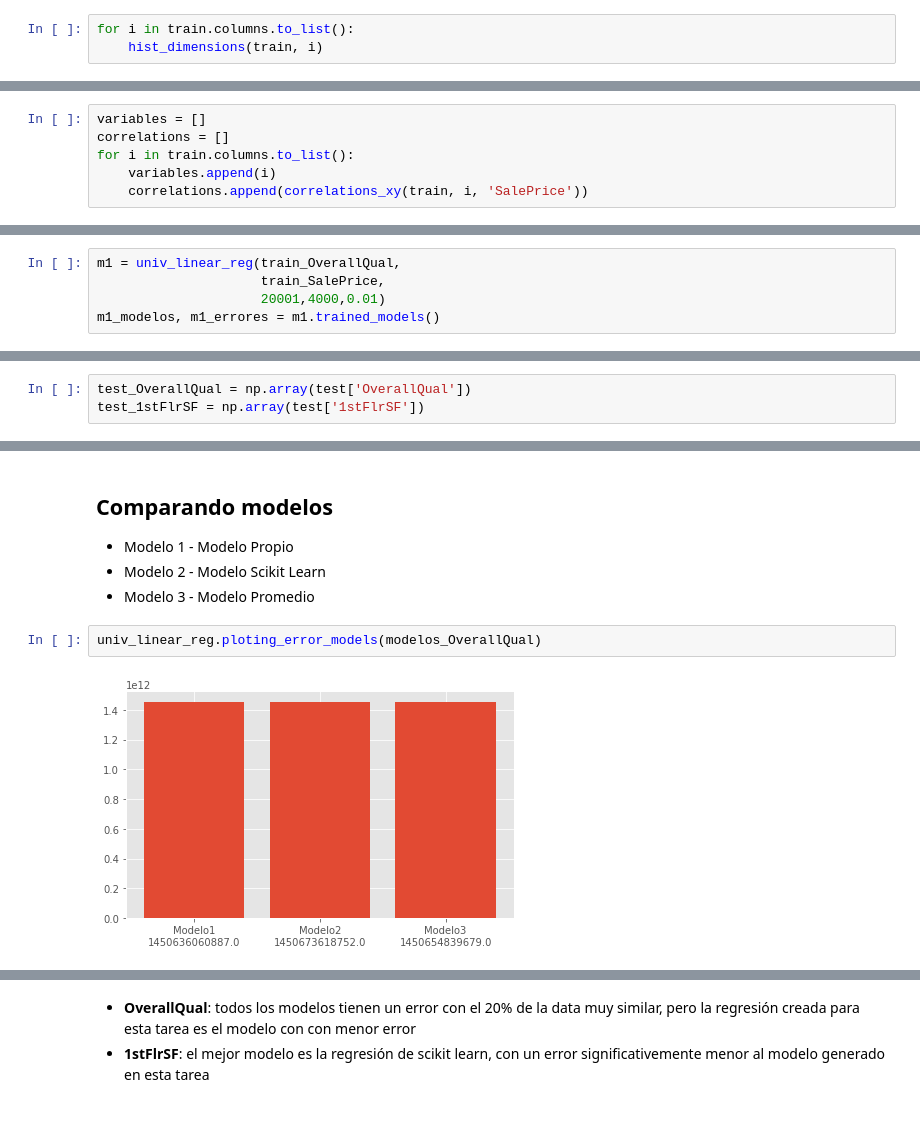
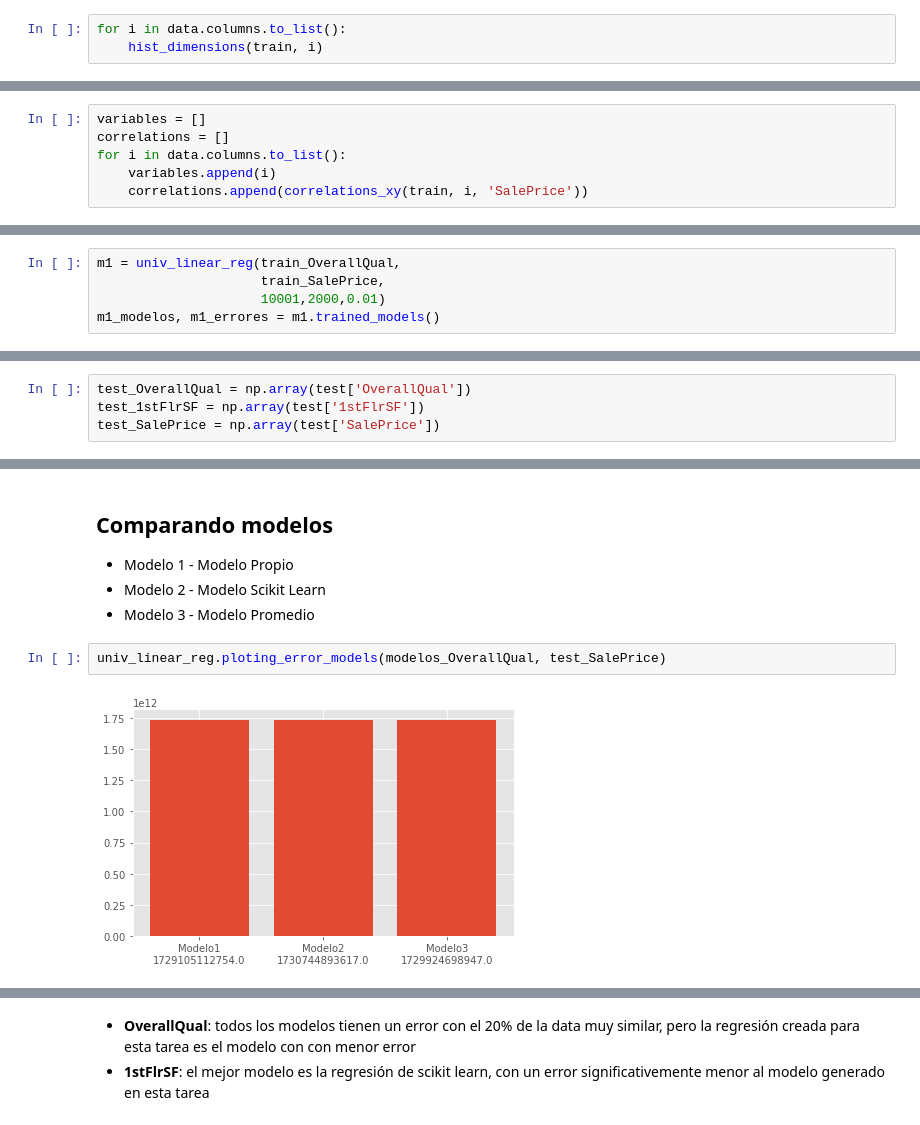
Before and after one commit to ramonescobar/final_project, a Jupyter notebook: Proyecto Final.ipynb, the cells around one changed output, grey strips where cells are left out. Saved outputs shown, nothing was run; the diff lists cells and outputs as text.

```diff
--- a/Proyecto Final.ipynb
+++ b/Proyecto Final.ipynb
@@ -71,6 +73,6 @@ def hist_dimensions(data, dimension):
     plt.ylabel('Conteo', fontsize = 12)
     plt.show()
 # %%
-for i in train.columns.to_list():
+for i in data.columns.to_list():
     hist_dimensions(train, i)
 # %% [output]
@@ -95,7 +97,7 @@ def correlations_xy(data, x_dim, y_dim):
 # %%
 variables = []
 correlations = []
-for i in train.columns.to_list():
+for i in data.columns.to_list():
     variables.append(i)
     correlations.append(correlations_xy(train, i, 'SalePrice'))
 # %% [output]
@@ -239,7 +258,7 @@ class univ_linear_reg():
 # %%
 m1 = univ_linear_reg(train_OverallQual,
                      train_SalePrice,
-                     20001,4000,0.01)
+                     10001,2000,0.01)
 m1_modelos, m1_errores = m1.trained_models()
 # %% [output]
 Iteración:  0
@@ -323,6 +340,7 @@ skm2 = LinearRegression().fit(train_1stFlrSF.reshape(-1,1), train_SalePrice.resh
 # %%
 test_OverallQual = np.array(test['OverallQual'])
 test_1stFlrSF = np.array(test['1stFlrSF'])
+test_SalePrice = np.array(test['SalePrice'])
 # %%
 modelos_OverallQual = univ_linear_reg.model_comparative(m1, skm1, test_OverallQual)
 modelos_1stFlrSF = univ_linear_reg.model_comparative(m2, skm2, test_1stFlrSF)
@@ -333,7 +351,7 @@ modelos_1stFlrSF = univ_linear_reg.model_comparative(m2, skm2, test_1stFlrSF)
 - Modelo 2 - Modelo Scikit Learn
 - Modelo 3 - Modelo Promedio
 # %%
-univ_linear_reg.ploting_error_models(modelos_OverallQual)
+univ_linear_reg.ploting_error_models(modelos_OverallQual, test_SalePrice)
 # %% [output]
-[figure, old version]
+[figure, new version]
 # %%
```
Also changed, not shown: parts of 19 cells of this notebook.
